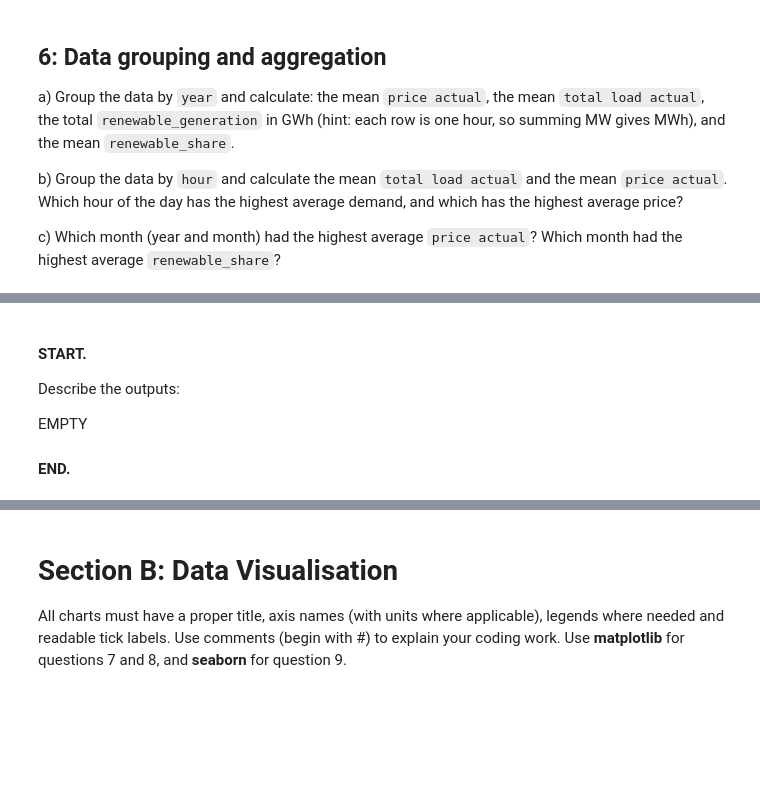
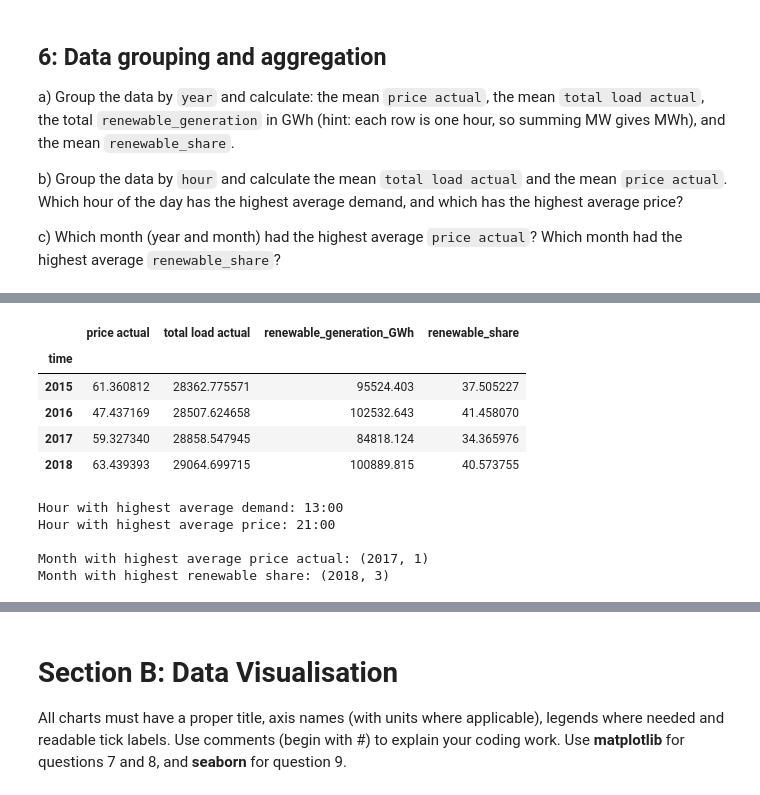
Before and after one commit to leon72305-source/26007815_tb1, a Jupyter notebook: 26007815_1.ipynb, the cells around one changed output, grey strips where cells are left out. Cells and saved outputs as stored; diff of their text form; code cells hidden in the pictures; blank space fills up the shorter version.

```diff
--- a/26007815_1.ipynb
+++ b/26007815_1.ipynb
@@ -486,0 +260,17 @@ EMPTY
+# %%
+# BEGIN SOLUTION
+# Your code here with comments or explanation
+summary_stats = df_clean.describe()
+display(summary_stats)
+
+target_cols = ['total load actual', 'price actual']
+for col in target_cols:
+  mode_val = df_clean[col].mode().values
+  range_val = df_clean[col].max() - df_clean[col].min()
+  print(f"Mode of '{col}': {mode_val}")
+  print(f"Range of '{col}': {range_val}\n")
+
+price_skewness = df_clean['price actual'].skew()
+print(f"Skewness of 'price actual': {price_skewness}")
+
+# END SOLUTION
@@ -595,7 +381,43 @@ All test cases passed, there are no more missing values!
-# %% [markdown]
-#### START.
-Describe the outputs:
-
-EMPTY
-
-#### END.
+# %%
+# BEGIN SOLUTION
+#Yearly Grouping
+yearly_cols = df_clean.groupby(df_clean.index.year).agg({
+    'price actual': 'mean',
+    'total load actual': 'mean',
+    'renewable_generation': lambda x: x.sum() / 1000, #Sums MWh to convert to GWh
+    'renewable_share': 'mean'
+}).rename(columns={'renewable_generation': 'renewable_generation_GWh'})
+display(yearly_cols.head(5))
+
+#Hourly Grouping
+hourly_cols = df_clean.groupby(df_clean.index.hour).agg({
+    'total load actual': 'mean',
+    'price actual': 'mean'
+})
+hourly_high_demand = hourly_cols['total load actual'].idxmax()
+hourly_high_price = hourly_cols['price actual'].idxmax()
+print(f"\nHour with highest average demand: {hourly_high_demand}:00")
+print(f"Hour with highest average price: {hourly_high_price}:00 \n")
+
+#High Averages
+monthly_cols = df_clean.groupby([df_clean.index.year, df_clean.index.month]).agg({
+    'price actual': 'mean',
+    'renewable_share': 'mean'
+})
+month_high_price = tuple(map(int,monthly_cols['price actual'].idxmax()))
+month_high_share = tuple(map(int,monthly_cols['renewable_share'].idxmax()))
+print(f"Month with highest average price actual: {month_high_price}")
+print(f"Month with highest renewable share: {month_high_share}")
+# END SOLUTION
+# %% [output]
+|  | price actual | total load actual | renewable_generation_GWh | renewable_share |
+| time |  |  |  |  |
+| 2015 | 61.360812 | 28362.775571 | 95524.403 | 37.505227 |
+| 2016 | 47.437169 | 28507.624658 | 102532.643 | 41.458070 |
+| 2017 | 59.327340 | 28858.547945 | 84818.124 | 34.365976 |
+| 2018 | 63.439393 | 29064.699715 | 100889.815 | 40.573755 |
+Hour with highest average demand: 13:00
+Hour with highest average price: 21:00
+
+Month with highest average price actual: (2017, 1)
+Month with highest renewable share: (2018, 3)
```
Also changed, not shown: parts of 49 cells of this notebook.
